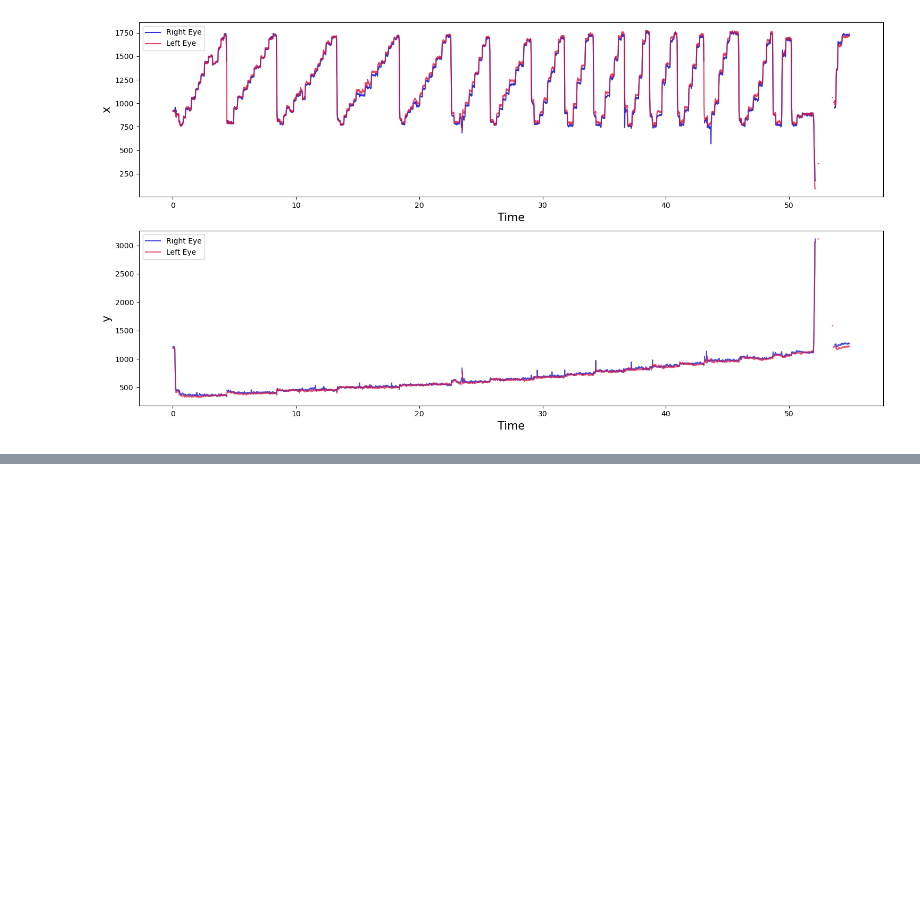
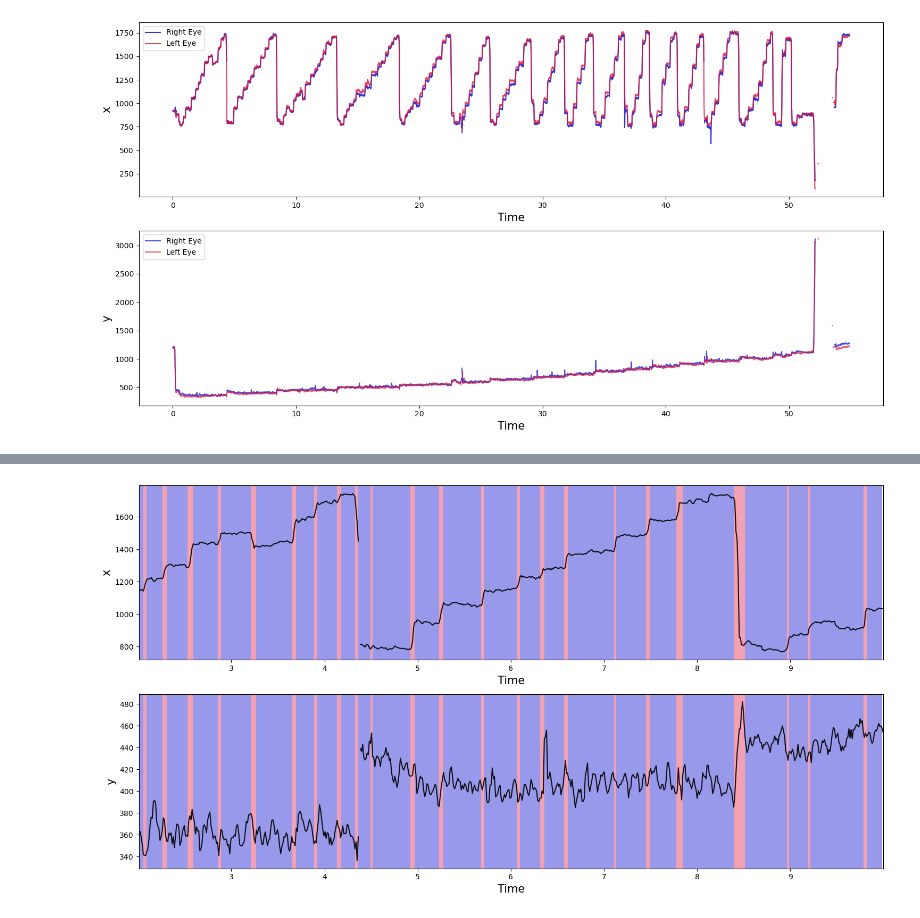
Before and after one commit to slayervictor/Fagpakkeprojekt-Eyes-Modelling, a Jupyter notebook: IDT/realtest.ipynb, the cells around one changed output, grey strips where cells are left out. Cells and saved outputs as stored; diff of their text form; code cells hidden in the pictures; blank space fills up the shorter version.

```diff
--- a/IDT/realtest.ipynb
+++ b/IDT/realtest.ipynb
@@ -81,0 +86,6 @@ classifier.plot()
+# %%
+classifier = IHMM(t, x, y, threshold=1000, n_iter=19)
+classifier.process()
+classifier.plot()
+# %% [output]
+[figure, added]
```
Also changed, not shown: parts of 9 cells of this notebook, 5 other files.
